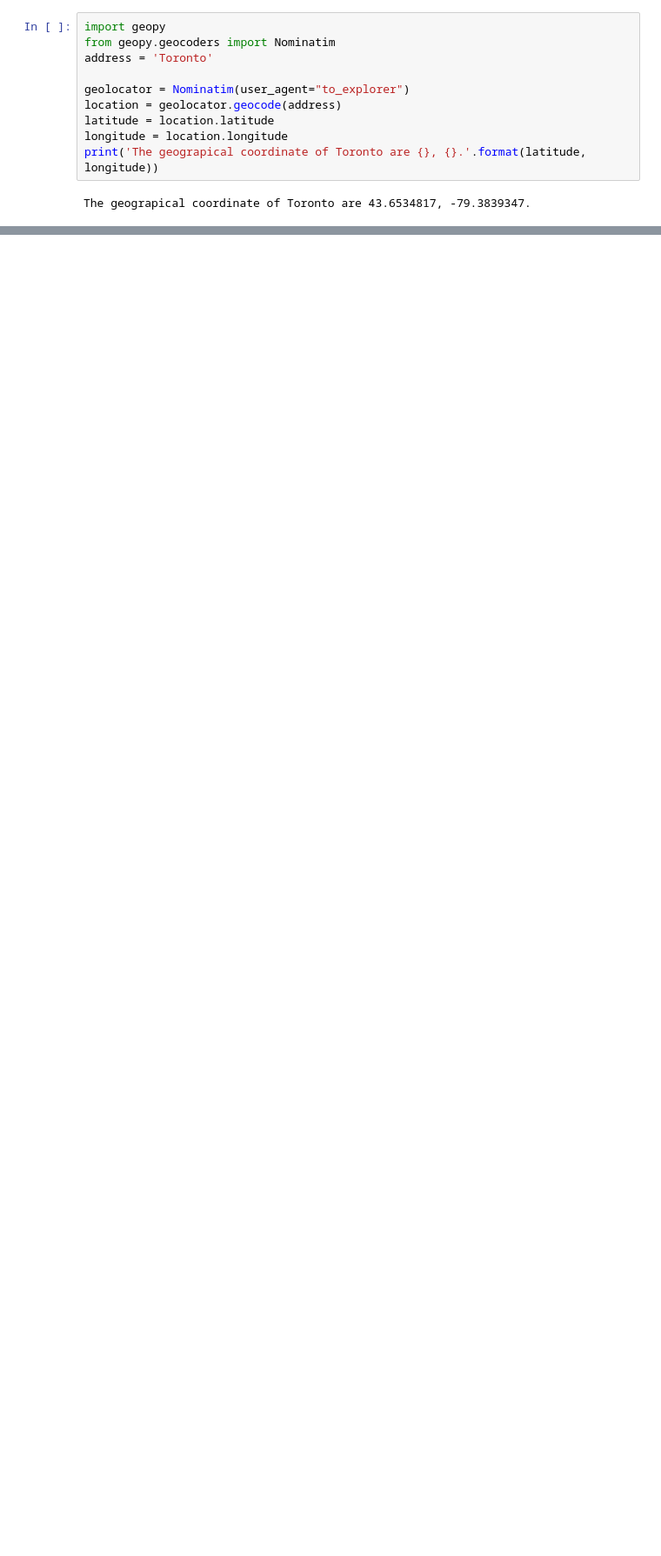
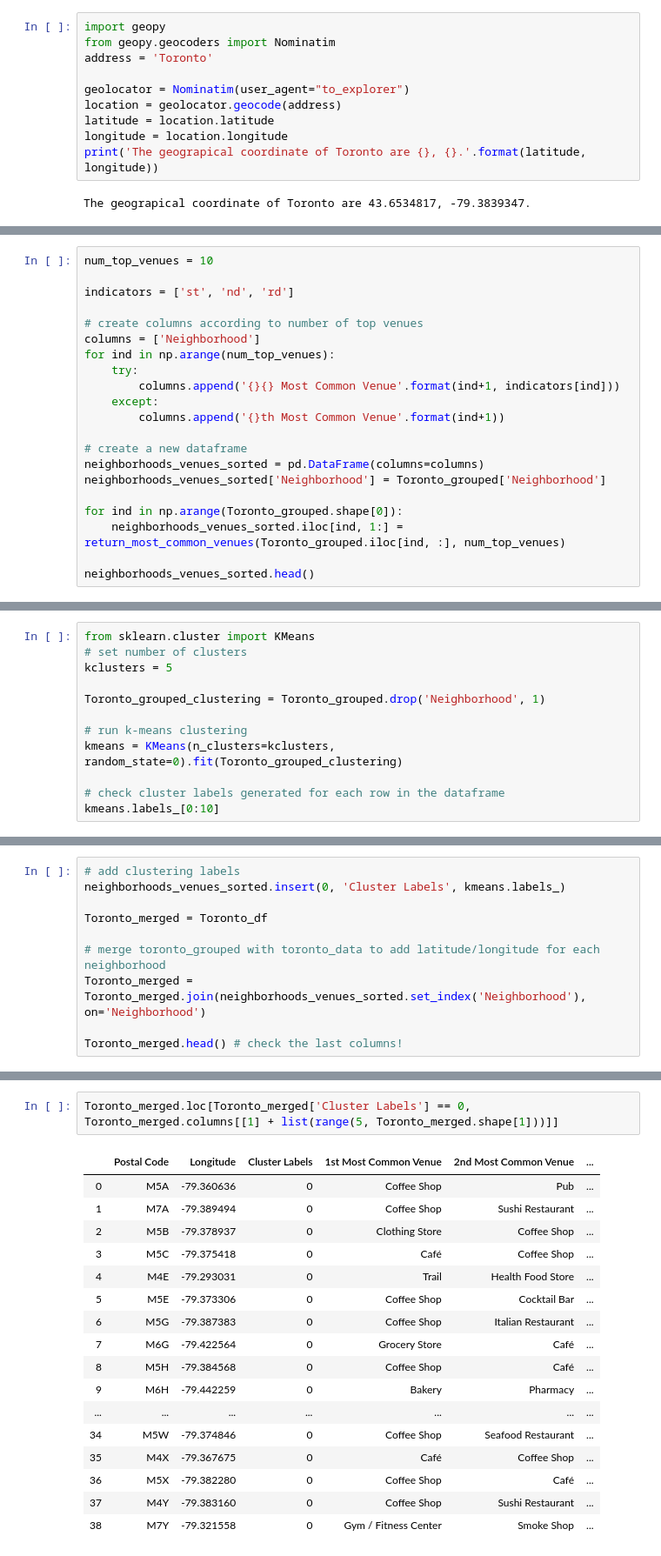
Before and after one commit to Roland-coder/Coursera_Capstone, a Jupyter notebook: Capstone_project.ipynb, the cells around one changed output, grey strips where cells are left out. Shown at 87% size. Cells and saved outputs as stored; diff of their text form; blank space fills up the shorter version.

```diff
--- a/Capstone_project.ipynb
+++ b/Capstone_project.ipynb
@@ -245,0 +425,21 @@ map_newyork.save('clustered map.html')
+# %%
+num_top_venues = 10
+
+indicators = ['st', 'nd', 'rd']
+
+# create columns according to number of top venues
+columns = ['Neighborhood']
+for ind in np.arange(num_top_venues):
+    try:
+        columns.append('{}{} Most Common Venue'.format(ind+1, indicators[ind]))
+    except:
+        columns.append('{}th Most Common Venue'.format(ind+1))
+
+# create a new dataframe
+neighborhoods_venues_sorted = pd.DataFrame(columns=columns)
+neighborhoods_venues_sorted['Neighborhood'] = Toronto_grouped['Neighborhood']
+
+for ind in np.arange(Toronto_grouped.shape[0]):
+    neighborhoods_venues_sorted.iloc[ind, 1:] = return_most_common_venues(Toronto_grouped.iloc[ind, :], num_top_venues)
+
+neighborhoods_venues_sorted.head()
@@ -245,0 +453,12 @@ map_newyork.save('clustered map.html')
+# %%
+from sklearn.cluster import KMeans
+# set number of clusters
+kclusters = 5
+
+Toronto_grouped_clustering = Toronto_grouped.drop('Neighborhood', 1)
+
+# run k-means clustering
+kmeans = KMeans(n_clusters=kclusters, random_state=0).fit(Toronto_grouped_clustering)
+
+# check cluster labels generated for each row in the dataframe
+kmeans.labels_[0:10]
@@ -245,0 +467,10 @@ map_newyork.save('clustered map.html')
+# %%
+# add clustering labels
+neighborhoods_venues_sorted.insert(0, 'Cluster Labels', kmeans.labels_)
+
+Toronto_merged = Toronto_df
+
+# merge toronto_grouped with toronto_data to add latitude/longitude for each neighborhood
+Toronto_merged = Toronto_merged.join(neighborhoods_venues_sorted.set_index('Neighborhood'), on='Neighborhood')
+
+Toronto_merged.head() # check the last columns!
@@ -245,0 +512,20 @@ map_newyork.save('clustered map.html')
+# %%
+Toronto_merged.loc[Toronto_merged['Cluster Labels'] == 0, Toronto_merged.columns[[1] + list(range(5, Toronto_merged.shape[1]))]]
+# %% [output]
+|  | Postal Code | Longitude | Cluster Labels | 1st Most Common Venue | 2nd Most Common Venue | ... |
+| 0 | M5A | -79.360636 | 0 | Coffee Shop | Pub | ... |
+| 1 | M7A | -79.389494 | 0 | Coffee Shop | Sushi Restaurant | ... |
+| 2 | M5B | -79.378937 | 0 | Clothing Store | Coffee Shop | ... |
+| 3 | M5C | -79.375418 | 0 | Café | Coffee Shop | ... |
+| 4 | M4E | -79.293031 | 0 | Trail | Health Food Store | ... |
+| 5 | M5E | -79.373306 | 0 | Coffee Shop | Cocktail Bar | ... |
+| 6 | M5G | -79.387383 | 0 | Coffee Shop | Italian Restaurant | ... |
+| 7 | M6G | -79.422564 | 0 | Grocery Store | Café | ... |
+| 8 | M5H | -79.384568 | 0 | Coffee Shop | Café | ... |
+| 9 | M6H | -79.442259 | 0 | Bakery | Pharmacy | ... |
+| ... | ... | ... | ... | ... | ... | ... |
+| 34 | M5W | -79.374846 | 0 | Coffee Shop | Seafood Restaurant | ... |
+| 35 | M4X | -79.367675 | 0 | Café | Coffee Shop | ... |
+| 36 | M5X | -79.382280 | 0 | Coffee Shop | Café | ... |
+| 37 | M4Y | -79.383160 | 0 | Coffee Shop | Sushi Restaurant | ... |
+| 38 | M7Y | -79.321558 | 0 | Gym / Fitness Center | Smoke Shop | ... |
```
Also changed, not shown: parts of 33 cells of this notebook.
